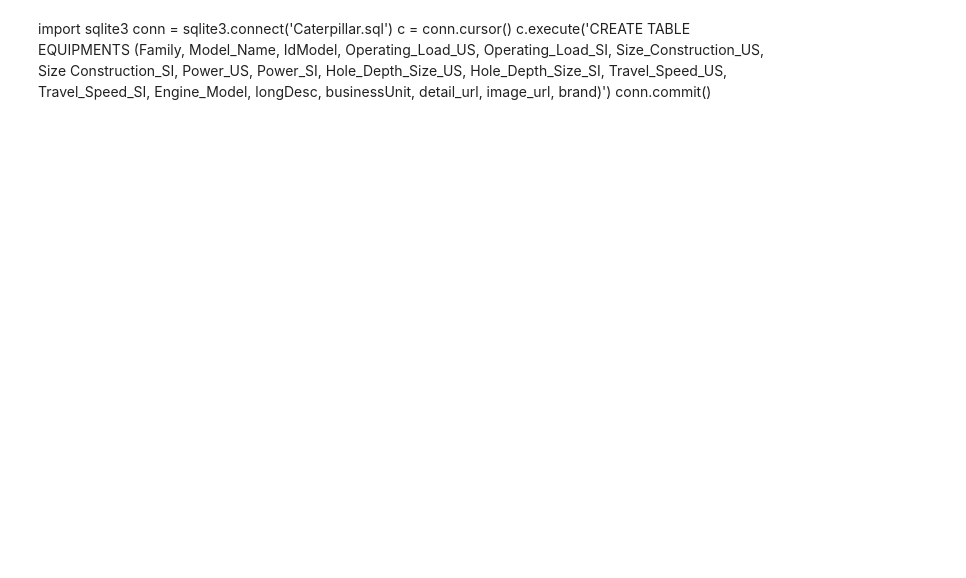
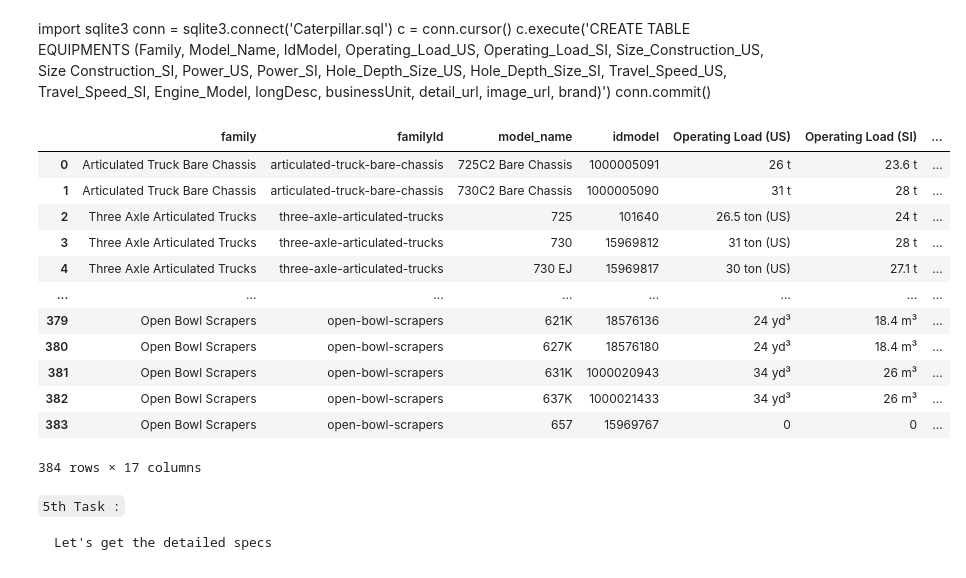
Before and after one commit to BrunaClo/Web-Scraping, a Jupyter notebook: Caterpillar.ipynb, the cells around one changed output. Saved outputs shown, nothing was run; the diff lists cells and outputs as text; code cells hidden in the pictures; blank space fills up the shorter version.

````diff
--- a/Caterpillar.ipynb
+++ b/Caterpillar.ipynb
@@ -222,8 +385,4 @@ dftotal.columns
 # %%
-columns_order = ['family', 'model_name', 'idmodel',"Operating Load (US)", "Operating Load (SI)", "Size Construction (US)", "Size Construction (SI)" , 'Power (US)', 'Power (SI)', 'Hole Depth/Size (US)', 'Hole Depth/Size (SI)', 'Travel Speed (US)', 'Travel Speed (SI)', 'Engine Model', 'longDesc', 'businessUnit', 'detail_url', 'image_url', 'brand']
+columns_order = ['family', 'familyId', 'model_name', 'idmodel',"Operating Load (US)", "Operating Load (SI)", "Size Construction (US)", "Size Construction (SI)" , 'Power (US)', 'Power (SI)', 'Hole Depth/Size (US)', 'Hole Depth/Size (SI)', 'Travel Speed (US)', 'Travel Speed (SI)', 'Engine Model', 'businessUnit', 'detail_url']
 # %%
 dftotal = dftotal.reindex(columns = columns_order)
-# %%
-dftotal['Index'] = range(1,378)
-# %%
-dftotal=dftotal.set_index(['Index'])
@@ -232,3 +389,5 @@ dftotal.head()
+# %%
+dftotal.reset_index(drop=True, inplace=True)
 # %%
 dftotal.to_csv("caterpillar.csv", sep = '.')
 # %%
@@ -275,0 +423,20 @@ idmodel[0]
+# %%
+dftotal
+# %% [output]
+|  | family | familyId | model_name | idmodel | Operating Load (US) | Operating Load (SI) | ... |
+| 0 | Articulated Truck Bare Chassis | articulated-truck-bare-chassis | 725C2 Bare Chassis | 1000005091 | 26 t | 23.6 t | ... |
+| 1 | Articulated Truck Bare Chassis | articulated-truck-bare-chassis | 730C2 Bare Chassis | 1000005090 | 31 t | 28 t | ... |
+| 2 | Three Axle Articulated Trucks | three-axle-articulated-trucks | 725 | 101640 | 26.5 ton (US) | 24 t | ... |
+| 3 | Three Axle Articulated Trucks | three-axle-articulated-trucks | 730 | 15969812 | 31 ton (US) | 28 t | ... |
+| 4 | Three Axle Articulated Trucks | three-axle-articulated-trucks | 730 EJ | 15969817 | 30 ton (US) | 27.1 t | ... |
+| ... | ... | ... | ... | ... | ... | ... | ... |
+| 379 | Open Bowl Scrapers | open-bowl-scrapers | 621K | 18576136 | 24 yd³ | 18.4 m³ | ... |
+| 380 | Open Bowl Scrapers | open-bowl-scrapers | 627K | 18576180 | 24 yd³ | 18.4 m³ | ... |
+| 381 | Open Bowl Scrapers | open-bowl-scrapers | 631K | 1000020943 | 34 yd³ | 26 m³ | ... |
+| 382 | Open Bowl Scrapers | open-bowl-scrapers | 637K | 1000021433 | 34 yd³ | 26 m³ | ... |
+| 383 | Open Bowl Scrapers | open-bowl-scrapers | 657 | 15969767 | 0 | 0 | ... |
+384 rows × 17 columns
+# %% [markdown]
+```5th Task :```
+
+    Let's get the detailed specs
````
Also changed, not shown: parts of 48 cells of this notebook.
